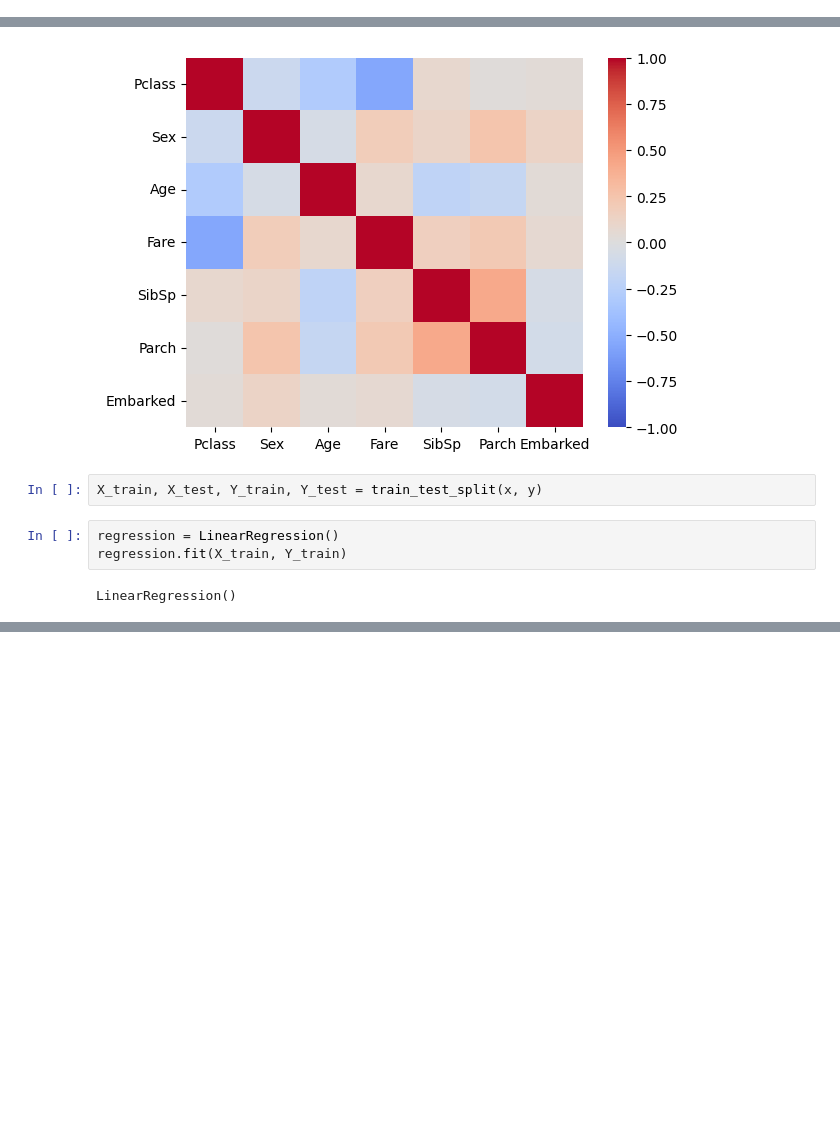
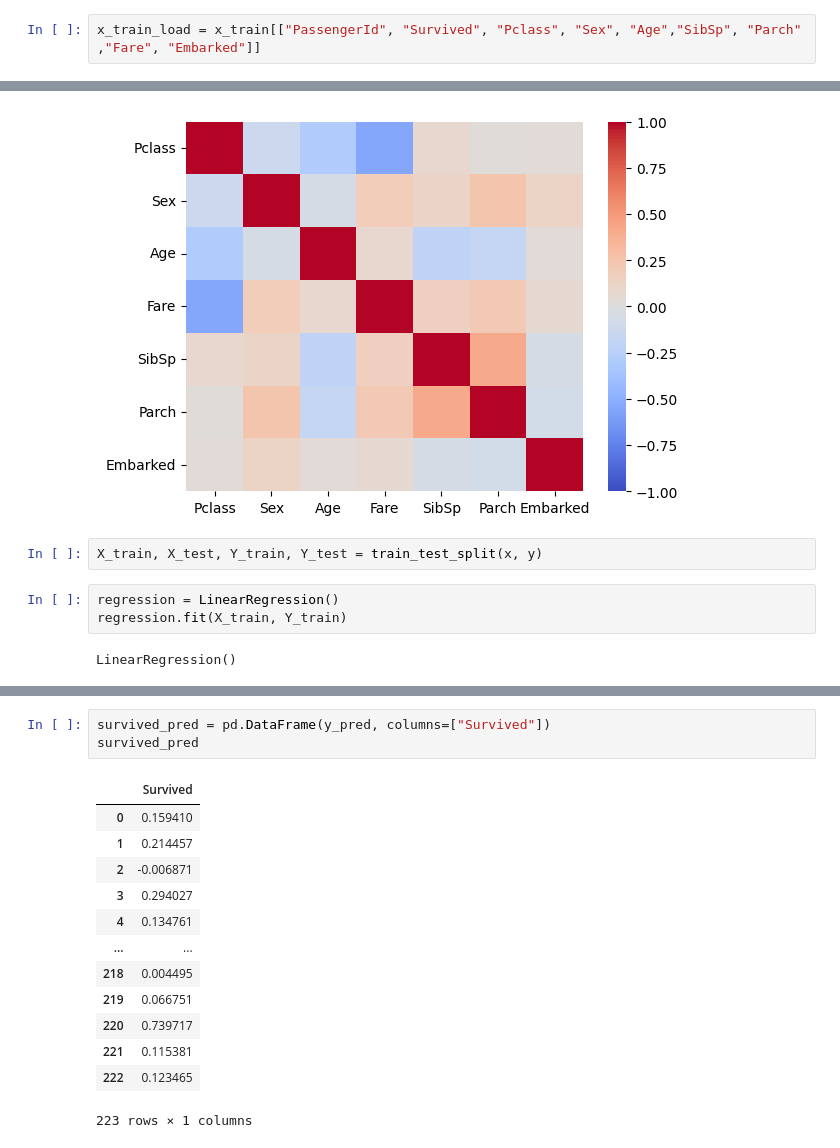
Before and after one commit to NidalMartinsAli/Kaggle_Competitions, a Jupyter notebook: Titanic/reader.ipynb, the cells around one changed output, grey strips where cells are left out. Saved outputs shown, nothing was run; the diff lists cells and outputs as text; blank space fills up the shorter version.

```diff
--- a/Titanic/reader.ipynb
+++ b/Titanic/reader.ipynb
@@ -241 +139,3 @@ x_train
+# %%
+x_train_load = x_train[["PassengerId", "Survived", "Pclass", "Sex", "Age","SibSp", "Parch" ,"Fare", "Embarked"]]
 # %%
@@ -261,0 +189,17 @@ LinearRegression()
+# %%
+survived_pred = pd.DataFrame(y_pred, columns=["Survived"])
+survived_pred
+# %% [output]
+|  | Survived |
+| 0 | 0.159410 |
+| 1 | 0.214457 |
+| 2 | -0.006871 |
+| 3 | 0.294027 |
+| 4 | 0.134761 |
+| ... | ... |
+| 218 | 0.004495 |
+| 219 | 0.066751 |
+| 220 | 0.739717 |
+| 221 | 0.115381 |
+| 222 | 0.123465 |
+223 rows × 1 columns
```
Also changed, not shown: parts of 18 cells of this notebook.
